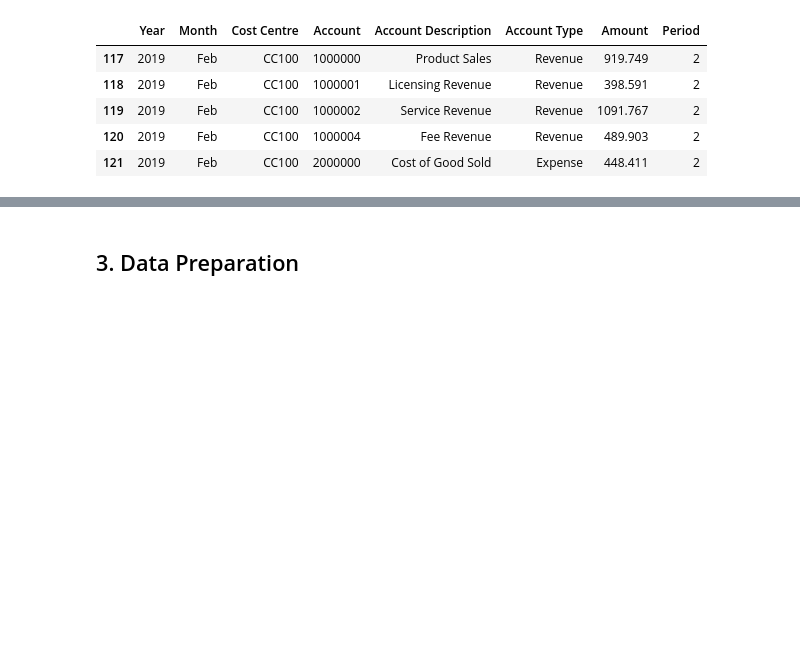
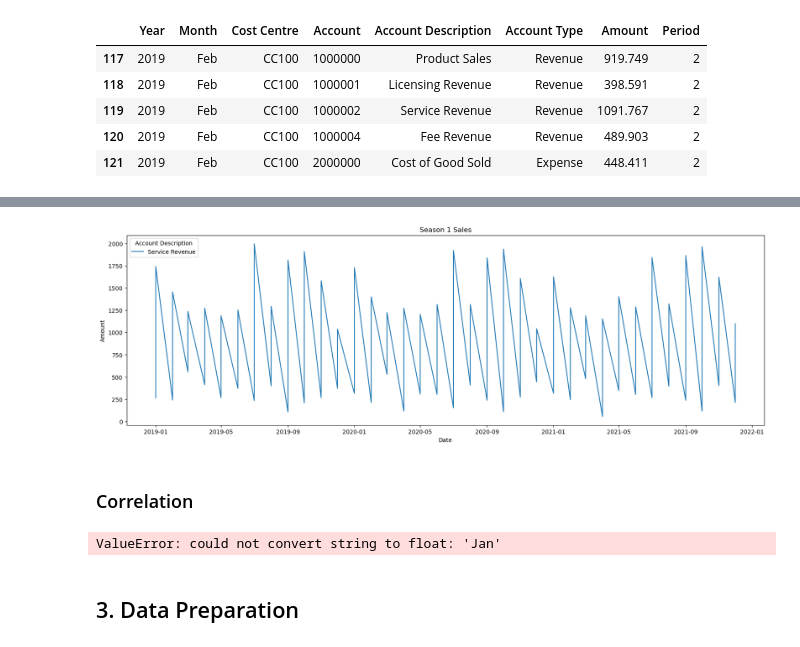
Before and after one commit to adityasharma624/SciKitLearnRegression, a Jupyter notebook: Regression Model.ipynb, the cells around one changed output, grey strips where cells are left out. Saved outputs shown, nothing was run; the diff lists cells and outputs as text; code cells hidden in the pictures; blank space fills up the shorter version.

```diff
--- a/Regression Model.ipynb
+++ b/Regression Model.ipynb
@@ -177,3 +234,15 @@ df[df['Month'] == 'Feb'].head()
+# %%
+plt.figure(figsize=(20,6))
+sns.lineplot(x='Date', y='Amount', hue='Account Description', estimator = None, data=df[df['Account Description'] == 'Service Revenue']).set_title('Season 1 Sales')
+plt.show()
+# %% [output]
+[figure, added]
+# %% [markdown]
+### Correlation
+# %%
+df.corr()
+# %% [output]
+ValueError: could not convert string to float: 'Jan'
 # %% [markdown]
 ## 3. Data Preparation
 # %% [markdown]
```
Also changed, not shown: parts of 9 cells of this notebook.
